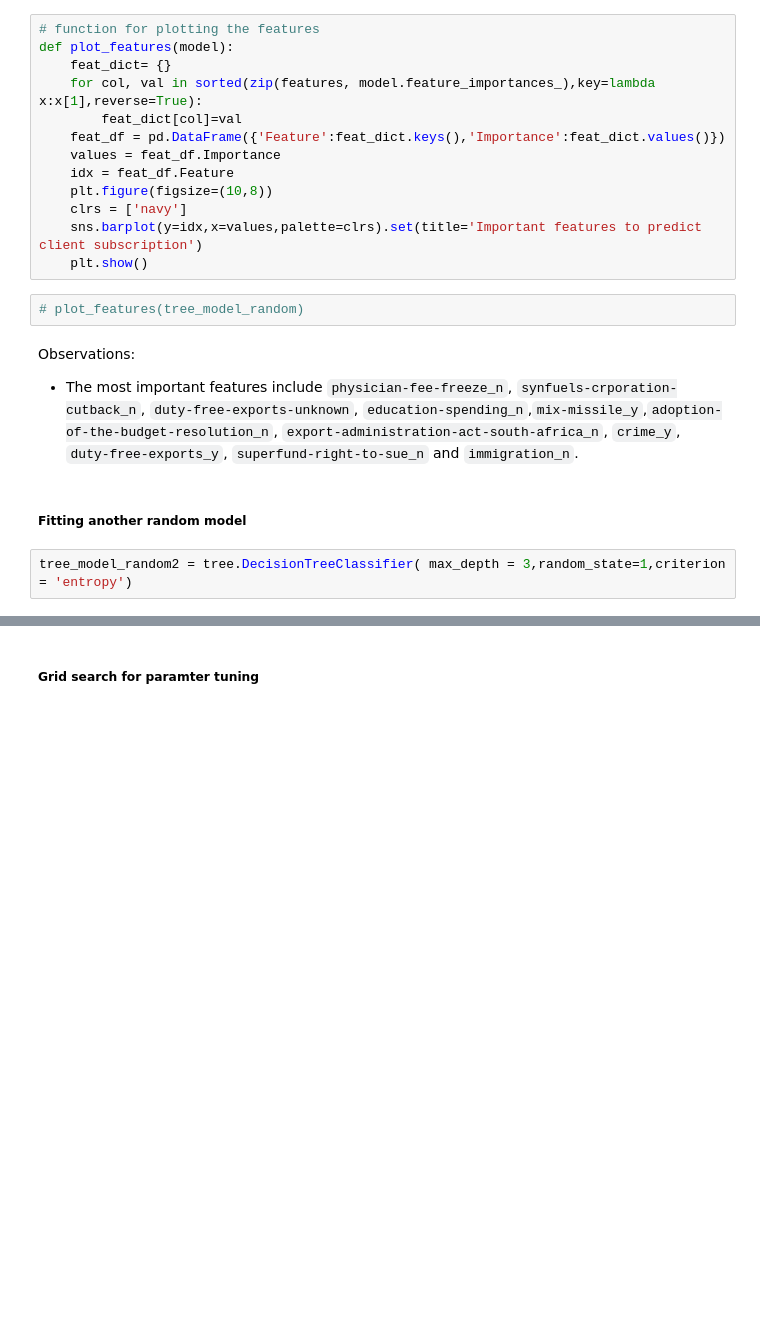
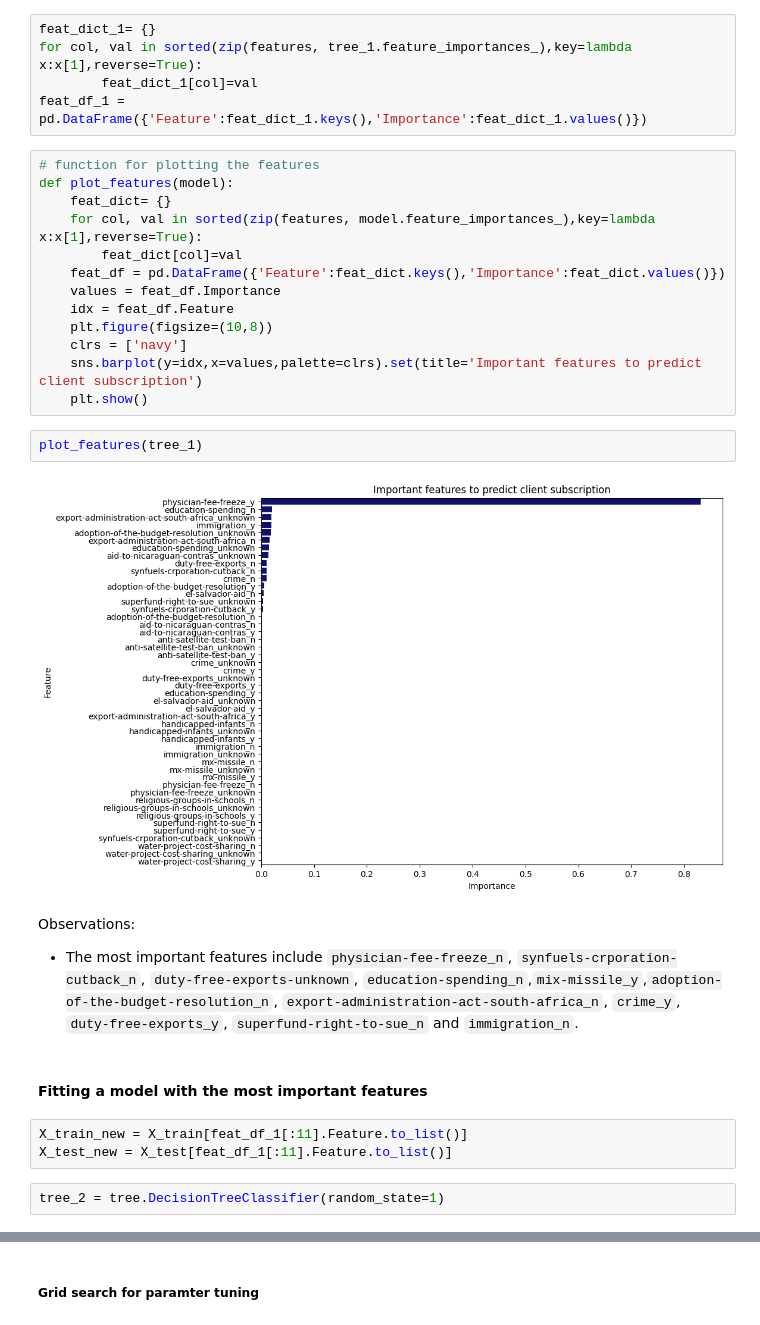
Before and after one commit to nadiaverdha/MachineLearningEx1, a Jupyter notebook: Ex1_kaggle_small.ipynb, the cells around one changed output, grey strips where cells are left out. Drawn from its saved outputs; the diff is of its cells as text; blank space fills up the shorter version.

```diff
--- a/Ex1_kaggle_small.ipynb
+++ b/Ex1_kaggle_small.ipynb
@@ -275,3 +291,8 @@ def plottree(model):
+# %%
+feat_dict_1= {}
+for col, val in sorted(zip(features, tree_1.feature_importances_),key=lambda x:x[1],reverse=True):
+        feat_dict_1[col]=val
+feat_df_1 = pd.DataFrame({'Feature':feat_dict_1.keys(),'Importance':feat_dict_1.values()})
 # %%
 # function for plotting the features
 def plot_features(model):
@@ -285,12 +306,17 @@ def plot_features(model):
     clrs = ['navy']
     sns.barplot(y=idx,x=values,palette=clrs).set(title='Important features to predict client subscription')
     plt.show()
-# %%
-# plot_features(tree_model_random)
+# %%
+plot_features(tree_1)
+# %% [output]
+[figure, added]
 # %% [markdown]
 Observations:
 - The most important features include `physician-fee-freeze_n`, `synfuels-crporation-cutback_n`,  `duty-free-exports-unknown`, `education-spending_n`,`mix-missile_y`,`adoption-of-the-budget-resolution_n`, `export-administration-act-south-africa_n`, `crime_y`, `duty-free-exports_y`, `superfund-right-to-sue_n` and `immigration_n`.
-# %% [markdown]
-##### Fitting another random model
+# %% [markdown]
+#### Fitting a model with the most important features
+# %%
+X_train_new = X_train[feat_df_1[:11].Feature.to_list()]
+X_test_new = X_test[feat_df_1[:11].Feature.to_list()]
 # %%
-tree_model_random2 = tree.DecisionTreeClassifier( max_depth = 3,random_state=1,criterion = 'entropy')
+tree_2 = tree.DecisionTreeClassifier(random_state=1)
```
Also changed, not shown: parts of 54 cells of this notebook.
